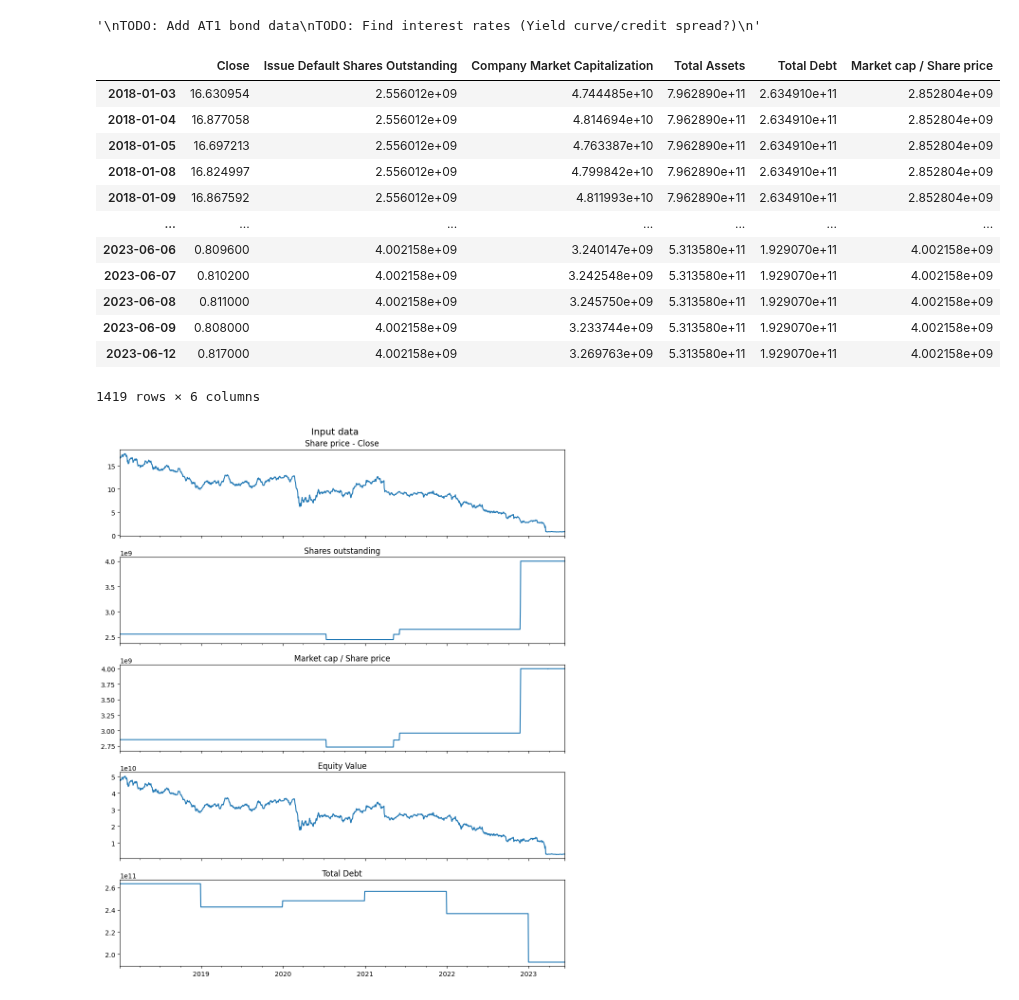
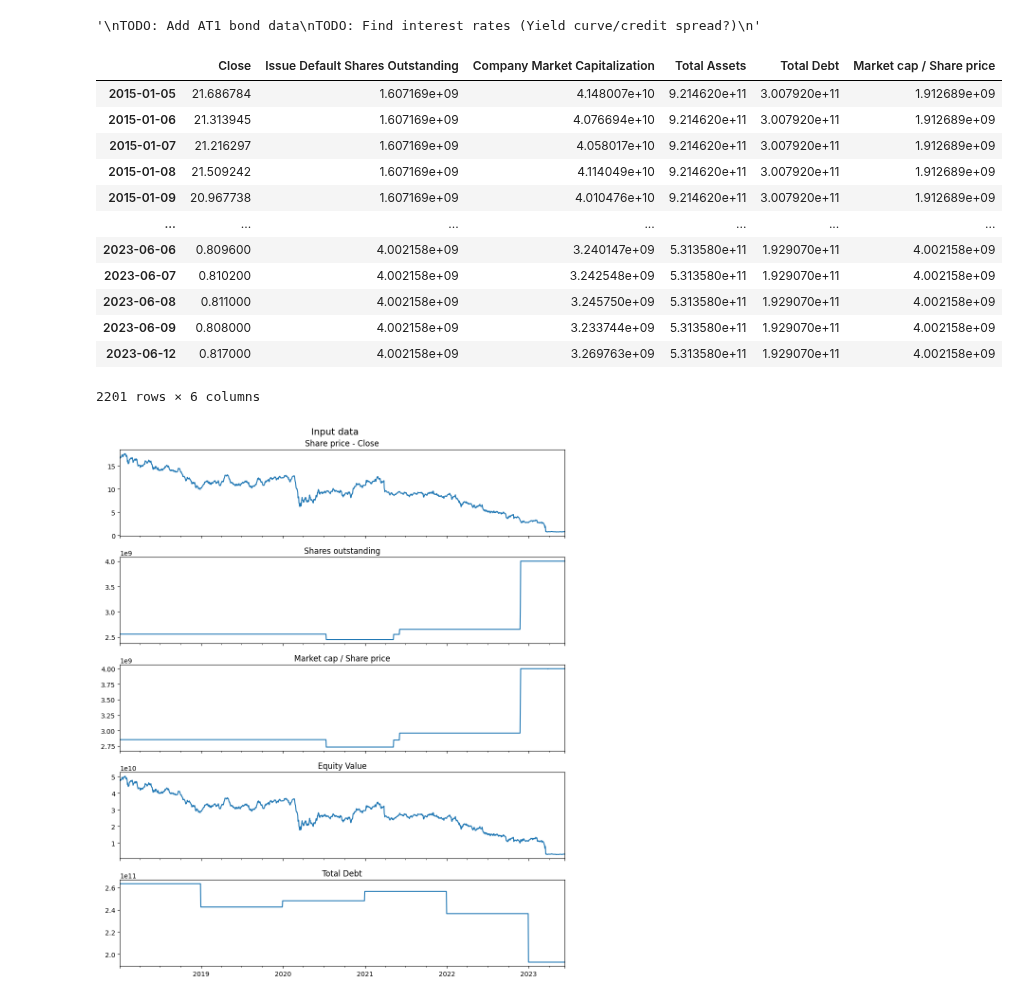
Before and after one commit to steinarb1234/DCL_coco_bond, a Jupyter notebook: main.ipynb, the cells around one changed output. Cells and saved outputs as stored; diff of their text form; code cells hidden in the pictures.

```diff
--- a/main.ipynb
+++ b/main.ipynb
@@ -24,26 +24,26 @@ warnings.simplefilter(action='ignore', category=FutureWarning)
 #                     Load data from Reuters
 # ================================================================
 
-def load_timeseries_data(data_folder = "data") -> pd.DataFrame:
+def load_timeseries_data(ticker_ric, data_folder = "data") -> pd.DataFrame:
     """
     Load timeseries data from Reuters
     """
 
-    close_df              = pd.read_excel(f'{data_folder}/cs_close.xlsx', index_col = 0, parse_dates = True)
-    shares_outstanding_df = pd.read_excel(f'{data_folder}/cs_shares_outstanding.xlsx', index_col = 0, parse_dates = True)
-    market_cap_df         = pd.read_excel(f'{data_folder}/cs_market_cap.xlsx', index_col = 0, parse_dates = True)
-    total_assets_df       = pd.read_excel(f'{data_folder}/cs_total_assets.xlsx', index_col = 0, parse_dates = True)
-    total_debt_df         = pd.read_excel(f'{data_folder}/cs_total_debt.xlsx', index_col = 0, parse_dates = True)
+    close_df              = pd.read_excel(f'{data_folder}/{ticker_ric}/Close.xlsx', index_col = 0, parse_dates = True)
+    shares_outstanding_df = pd.read_excel(f'{data_folder}/{ticker_ric}/TR.IssueSharesOutstanding.xlsx', index_col = 0, parse_dates = True)
+    market_cap_df         = pd.read_excel(f'{data_folder}/{ticker_ric}/TR.CompanyMarketCapitalization.xlsx', index_col = 0, parse_dates = True)
+    total_assets_df       = pd.read_excel(f'{data_folder}/{ticker_ric}/TR.TotalAssets.xlsx', index_col = 0, parse_dates = True)
+    total_debt_df         = pd.read_excel(f'{data_folder}/{ticker_ric}/TR.TotalDebtOutstanding.xlsx', index_col = 0, parse_dates = True)
     # at1_debt_df           = pd.read_excel(f'{data_folder}/cs_at1_debt.xlsx', index_col = 0, parse_dates = True)
 
     # Drop duplicates
+    # TODO: see if we can not do this in the first place
     close_df              = close_df[~close_df.index.duplicated(keep='first')]
     shares_outstanding_df = shares_outstanding_df[~shares_outstanding_df.index.duplicated(keep='first')]
     market_cap_df         = market_cap_df[~market_cap_df.index.duplicated(keep='first')]
     total_assets_df       = total_assets_df[~total_assets_df.index.duplicated(keep='first')]
     total_debt_df         = total_debt_df[~total_debt_df.index.duplicated(keep='first')]
     # at1_debt_df           = at1_debt_df[~at1_debt_df.index.duplicated(keep='first')]
-    # TODO: see if we can drop duplicates in the original data
 
     # Fill days inbetween with the last available value
     start_date = close_df.index.min()
@@ -66,47 +66,47 @@ def load_timeseries_data(data_folder = "data") -> pd.DataFrame:
         freq='B'
     )
     close_df = close_df.reindex(full_range)
     shares_outstanding_df = shares_outstanding_df.reindex(full_range)
     market_cap_df = market_cap_df.reindex(full_range)
     total_assets_df = total_assets_df.reindex(full_range)
     total_debt_df = total_debt_df.reindex(full_range)
     # at1_debt_df = at1_debt_df.reindex(full_range)
-    # TODO: Remove non-business days
 
     # print(close_df)
     # print(shares_outstanding_df)
     # print(market_cap_df)
     # print(total_assets_df)
     # print(total_debt_df)
     # print(at1_debt_df)
 
     input_data = close_df.merge(shares_outstanding_df, left_index=True, right_index=True, how='left')
     input_data = input_data.merge(market_cap_df, left_index=True, right_index=True, how='left')
     input_data = input_data.merge(total_assets_df, left_index=True, right_index=True, how='left')
     input_data = input_data.merge(total_debt_df, left_index=True, right_index=True, how='left')
     # input_data = input_data.merge(at1_debt_df, left_index=True, right_index=True, how='left')
 
     return input_data
 
-input_data = load_timeseries_data()
+ticker_ric = "CSGN.S^F23"
+input_data = load_timeseries_data(ticker_ric)
 input_data["Market cap / Share price"] = input_data["Company Market Capitalization"] / input_data["Close"]
 
 # input_data.plot()
 input_data
 # %% [output]
 |  | Close | Issue Default Shares Outstanding | Company Market Capitalization | Total Assets | Total Debt | Market cap / Share price |
-| 2018-01-03 | 16.630954 | 2.556012e+09 | 4.744485e+10 | 7.962890e+11 | 2.634910e+11 | 2.852804e+09 |
-| 2018-01-04 | 16.877058 | 2.556012e+09 | 4.814694e+10 | 7.962890e+11 | 2.634910e+11 | 2.852804e+09 |
-| 2018-01-05 | 16.697213 | 2.556012e+09 | 4.763387e+10 | 7.962890e+11 | 2.634910e+11 | 2.852804e+09 |
-| 2018-01-08 | 16.824997 | 2.556012e+09 | 4.799842e+10 | 7.962890e+11 | 2.634910e+11 | 2.852804e+09 |
-| 2018-01-09 | 16.867592 | 2.556012e+09 | 4.811993e+10 | 7.962890e+11 | 2.634910e+11 | 2.852804e+09 |
+| 2015-01-05 | 21.686784 | 1.607169e+09 | 4.148007e+10 | 9.214620e+11 | 3.007920e+11 | 1.912689e+09 |
+| 2015-01-06 | 21.313945 | 1.607169e+09 | 4.076694e+10 | 9.214620e+11 | 3.007920e+11 | 1.912689e+09 |
+| 2015-01-07 | 21.216297 | 1.607169e+09 | 4.058017e+10 | 9.214620e+11 | 3.007920e+11 | 1.912689e+09 |
+| 2015-01-08 | 21.509242 | 1.607169e+09 | 4.114049e+10 | 9.214620e+11 | 3.007920e+11 | 1.912689e+09 |
+| 2015-01-09 | 20.967738 | 1.607169e+09 | 4.010476e+10 | 9.214620e+11 | 3.007920e+11 | 1.912689e+09 |
 | ... | ... | ... | ... | ... | ... | ... |
 | 2023-06-06 | 0.809600 | 4.002158e+09 | 3.240147e+09 | 5.313580e+11 | 1.929070e+11 | 4.002158e+09 |
 | 2023-06-07 | 0.810200 | 4.002158e+09 | 3.242548e+09 | 5.313580e+11 | 1.929070e+11 | 4.002158e+09 |
 | 2023-06-08 | 0.811000 | 4.002158e+09 | 3.245750e+09 | 5.313580e+11 | 1.929070e+11 | 4.002158e+09 |
 | 2023-06-09 | 0.808000 | 4.002158e+09 | 3.233744e+09 | 5.313580e+11 | 1.929070e+11 | 4.002158e+09 |
 | 2023-06-12 | 0.817000 | 4.002158e+09 | 3.269763e+09 | 5.313580e+11 | 1.929070e+11 | 4.002158e+09 |
-1419 rows × 6 columns
+2201 rows × 6 columns
 # %%
 # ================================================================
 #                       Plot the input data
```
Also changed, not shown: parts of 1 cell of this notebook.
